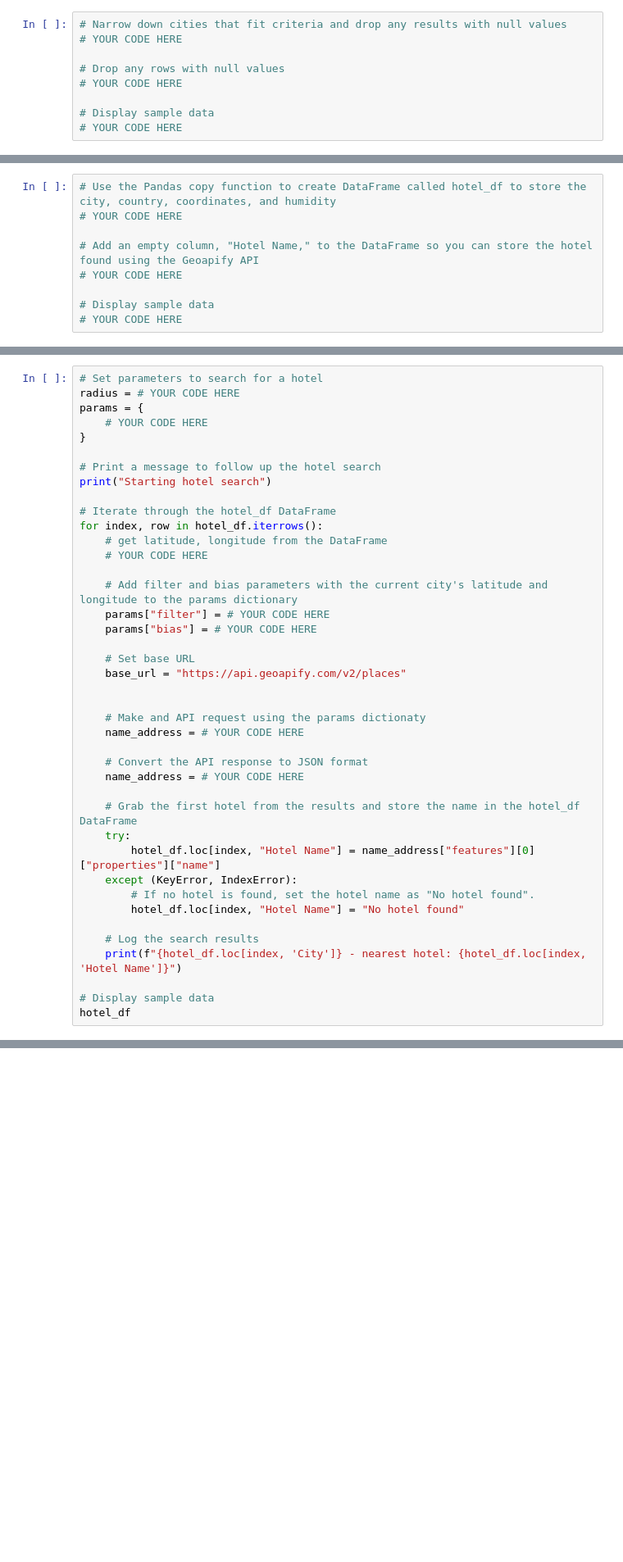
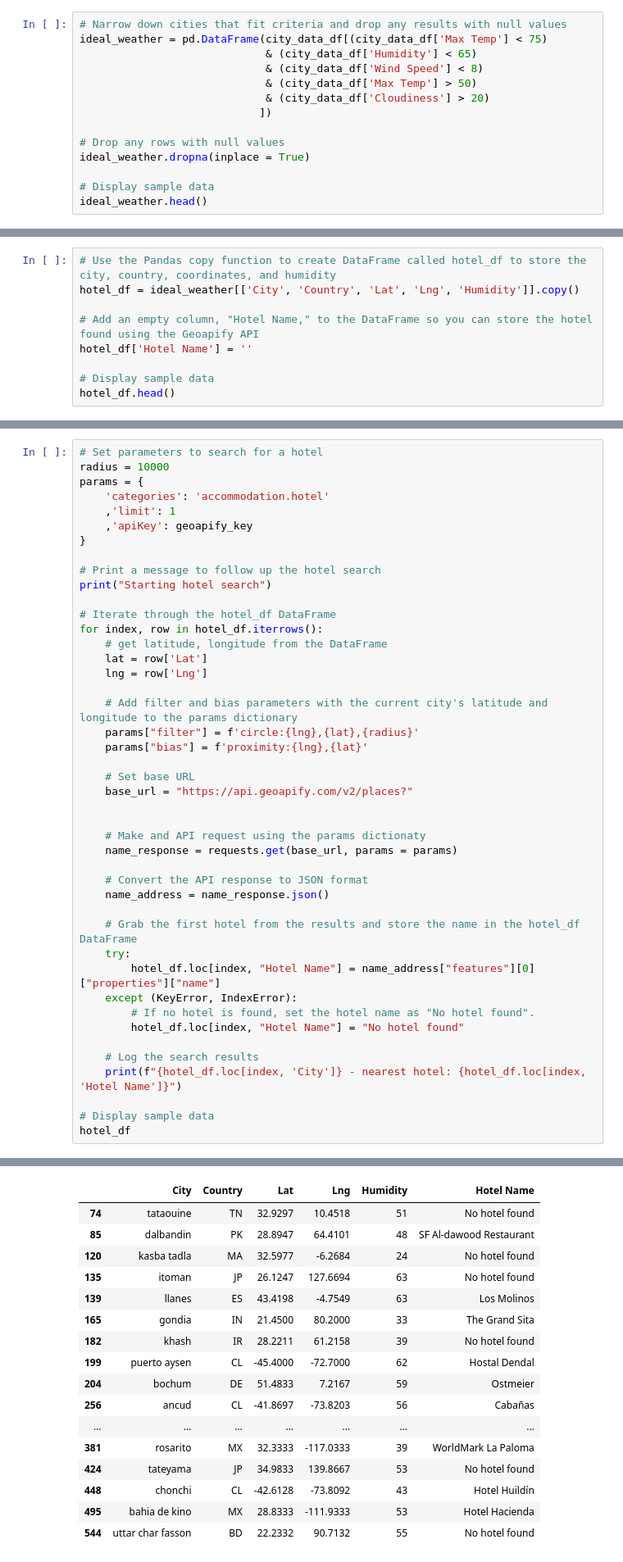
Before and after one commit to kcwaggs/python-api-challenge, a Jupyter notebook: WeatherPy/VacationPy.ipynb, the cells around one changed output, grey strips where cells are left out. Shown at 82% size. Drawn from its saved outputs; the diff is of its cells as text; blank space fills up the shorter version.

```diff
--- a/WeatherPy/VacationPy.ipynb
+++ b/WeatherPy/VacationPy.ipynb
@@ -51,10 +51,15 @@ humidity_map_plot
 ### Step 2: Narrow down the `city_data_df` DataFrame to find your ideal weather condition
 # %%
 # Narrow down cities that fit criteria and drop any results with null values
-# YOUR CODE HERE
+ideal_weather = pd.DataFrame(city_data_df[(city_data_df['Max Temp'] < 75)
+                             & (city_data_df['Humidity'] < 65)
+                             & (city_data_df['Wind Speed'] < 8)
+                             & (city_data_df['Max Temp'] > 50)
+                             & (city_data_df['Cloudiness'] > 20)
+                            ])
 
 # Drop any rows with null values
-# YOUR CODE HERE
+ideal_weather.dropna(inplace = True)
 
 # Display sample data
-# YOUR CODE HERE
+ideal_weather.head()
@@ -62,10 +74,10 @@ humidity_map_plot
 ### Step 3: Create a new DataFrame called `hotel_df`.
 # %%
 # Use the Pandas copy function to create DataFrame called hotel_df to store the city, country, coordinates, and humidity
-# YOUR CODE HERE
+hotel_df = ideal_weather[['City', 'Country', 'Lat', 'Lng', 'Humidity']].copy()
 
 # Add an empty column, "Hotel Name," to the DataFrame so you can store the hotel found using the Geoapify API
-# YOUR CODE HERE
+hotel_df['Hotel Name'] = ''
 
 # Display sample data
-# YOUR CODE HERE
+hotel_df.head()
@@ -73,9 +92,11 @@ humidity_map_plot
 ### Step 4: For each city, use the Geoapify API to find the first hotel located within 10,000 metres of your coordinates.
 # %%
 # Set parameters to search for a hotel
-radius = # YOUR CODE HERE
+radius = 10000
 params = {
-    # YOUR CODE HERE
+    'categories': 'accommodation.hotel'
+    ,'limit': 1
+    ,'apiKey': geoapify_key
 }
 
 # Print a message to follow up the hotel search
@@ -84,21 +105,22 @@ print("Starting hotel search")
 # Iterate through the hotel_df DataFrame
 for index, row in hotel_df.iterrows():
     # get latitude, longitude from the DataFrame
-    # YOUR CODE HERE
+    lat = row['Lat']
+    lng = row['Lng']
 
     # Add filter and bias parameters with the current city's latitude and longitude to the params dictionary
-    params["filter"] = # YOUR CODE HERE
-    params["bias"] = # YOUR CODE HERE
+    params["filter"] = f'circle:{lng},{lat},{radius}'
+    params["bias"] = f'proximity:{lng},{lat}'
 
     # Set base URL
-    base_url = "https://api.geoapify.com/v2/places"
+    base_url = "https://api.geoapify.com/v2/places?"
 
 
     # Make and API request using the params dictionaty
-    name_address = # YOUR CODE HERE
+    name_response = requests.get(base_url, params = params)
 
     # Convert the API response to JSON format
-    name_address = # YOUR CODE HERE
+    name_address = name_response.json()
 
     # Grab the first hotel from the results and store the name in the hotel_df DataFrame
     try:
@@ -112,3 +134,4 @@ for index, row in hotel_df.iterrows():
 
 # Display sample data
 hotel_df
+# %% [output]
@@ -115,2 +155,19 @@ hotel_df
+|  | City | Country | Lat | Lng | Humidity | Hotel Name |
+| 74 | tataouine | TN | 32.9297 | 10.4518 | 51 | No hotel found |
+| 85 | dalbandin | PK | 28.8947 | 64.4101 | 48 | SF Al-dawood Restaurant |
+| 120 | kasba tadla | MA | 32.5977 | -6.2684 | 24 | No hotel found |
+| 135 | itoman | JP | 26.1247 | 127.6694 | 63 | No hotel found |
+| 139 | llanes | ES | 43.4198 | -4.7549 | 63 | Los Molinos |
+| 165 | gondia | IN | 21.4500 | 80.2000 | 33 | The Grand Sita |
+| 182 | khash | IR | 28.2211 | 61.2158 | 39 | No hotel found |
+| 199 | puerto aysen | CL | -45.4000 | -72.7000 | 62 | Hostal Dendal |
+| 204 | bochum | DE | 51.4833 | 7.2167 | 59 | Ostmeier |
+| 256 | ancud | CL | -41.8697 | -73.8203 | 56 | Cabañas |
+| ... | ... | ... | ... | ... | ... | ... |
+| 381 | rosarito | MX | 32.3333 | -117.0333 | 39 | WorldMark La Paloma |
+| 424 | tateyama | JP | 34.9833 | 139.8667 | 53 | No hotel found |
+| 448 | chonchi | CL | -42.6128 | -73.8092 | 43 | Hotel Huildín |
+| 495 | bahia de kino | MX | 28.8333 | -111.9333 | 53 | Hotel Hacienda |
+| 544 | uttar char fasson | BD | 22.2332 | 90.7132 | 55 | No hotel found |
 # %% [markdown]
 ### Step 5: Add the hotel name and the country as additional information in the hover message for each city in the map.
```
Also changed, not shown: parts of 5 cells of this notebook.
